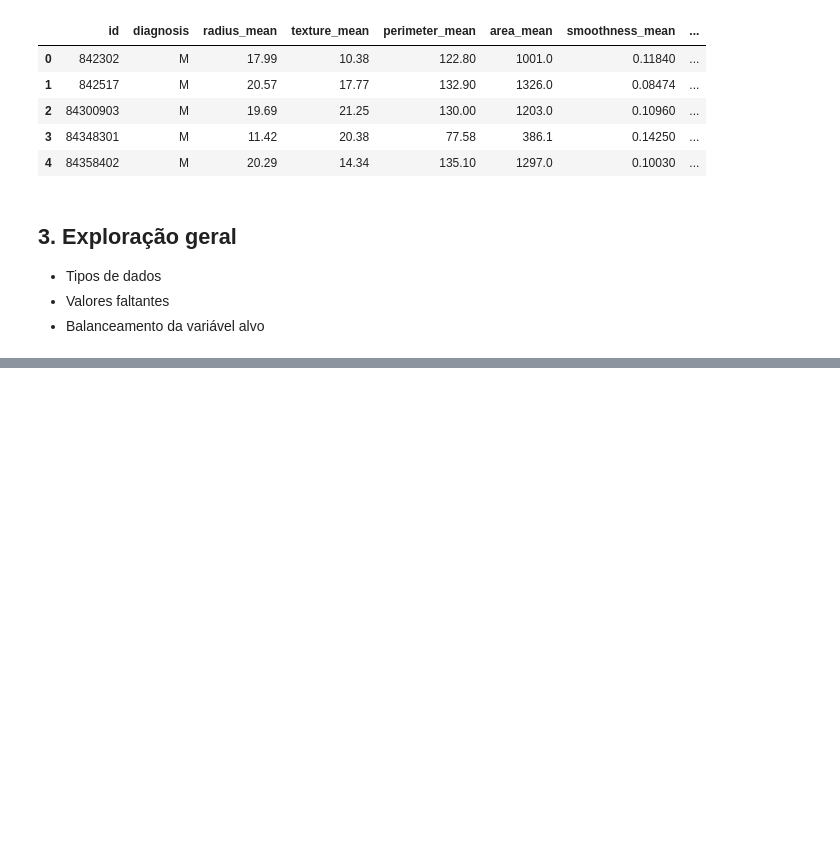
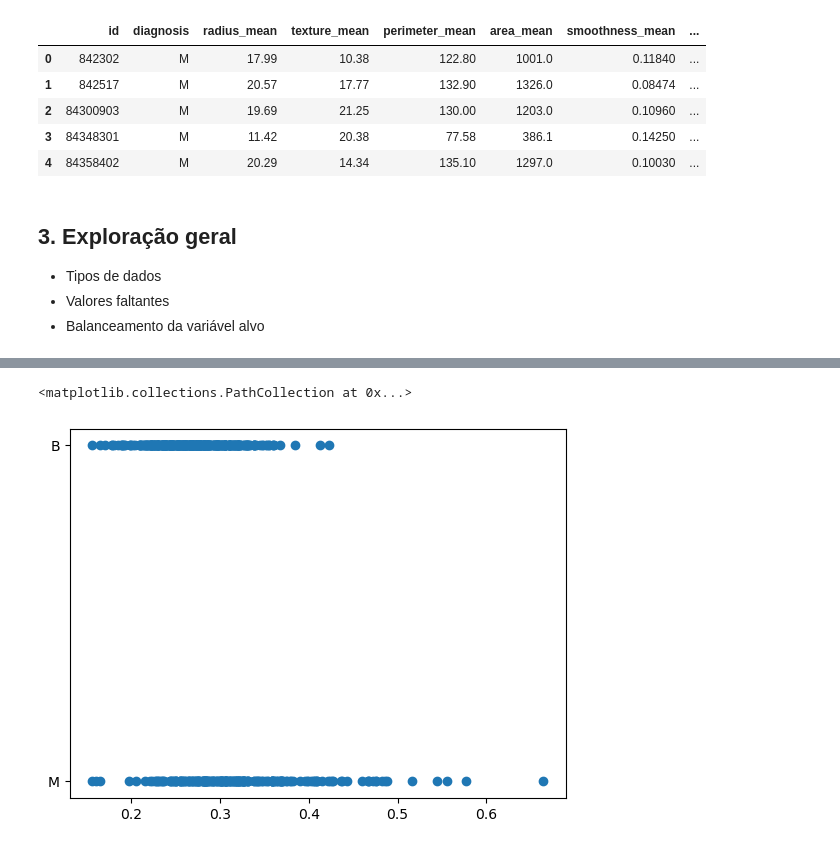
Before and after one commit to ludoteca12/Breast-Cancer-Wisconsin, a Jupyter notebook: notebooks/EDA.ipynb, the cells around one changed output, grey strips where cells are left out. Saved outputs shown, nothing was run; the diff lists cells and outputs as text; code cells hidden in the pictures; blank space fills up the shorter version.

```diff
--- a/notebooks/EDA.ipynb
+++ b/notebooks/EDA.ipynb
@@ -41,0 +125,5 @@ Escreva em tópicos:
+# %%
+plt.scatter(x='symmetry_worst', y='diagnosis', data=df)
+# %% [output]
+<matplotlib.collections.PathCollection at 0x...>
+[figure, added]
```
Also changed, not shown: parts of 46 cells of this notebook, 1 other file.
